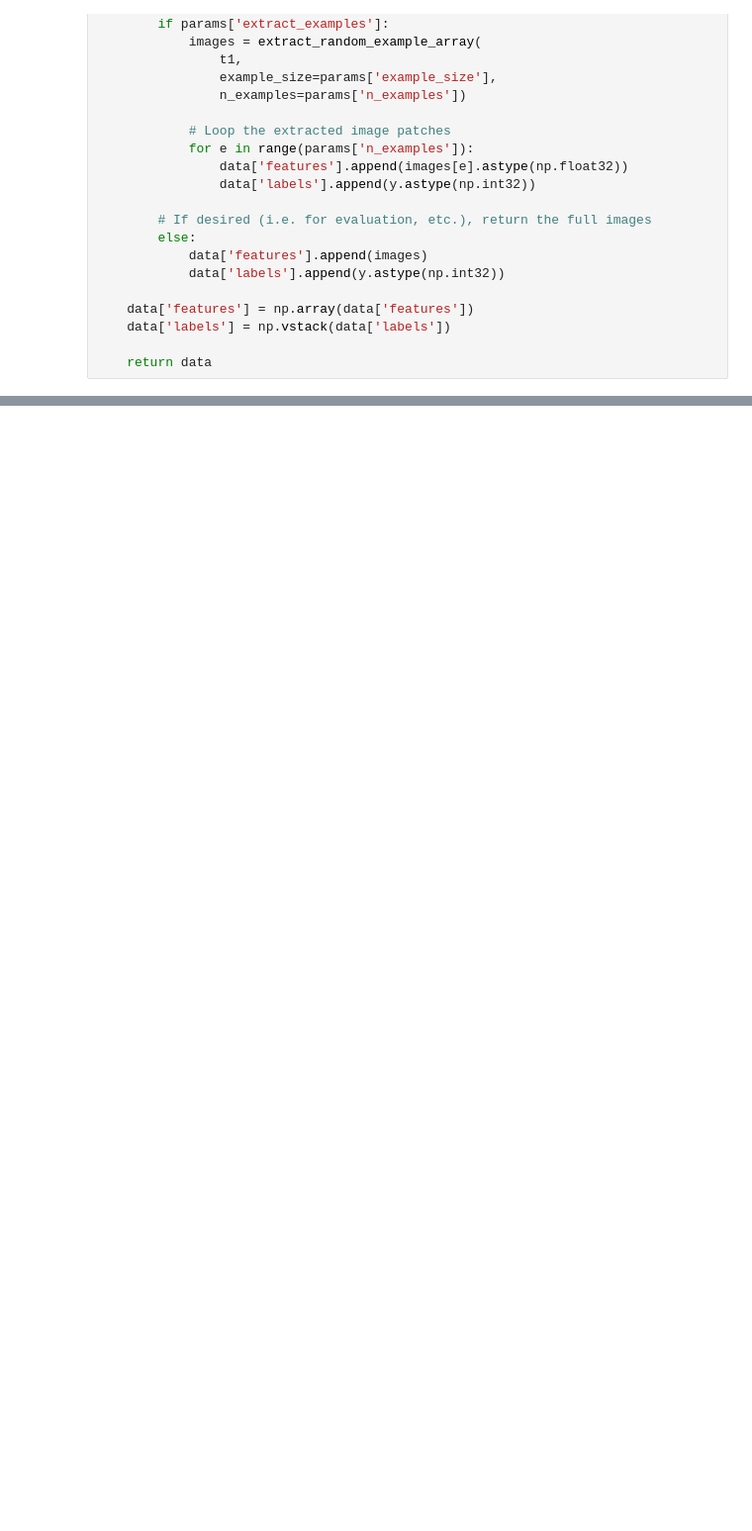
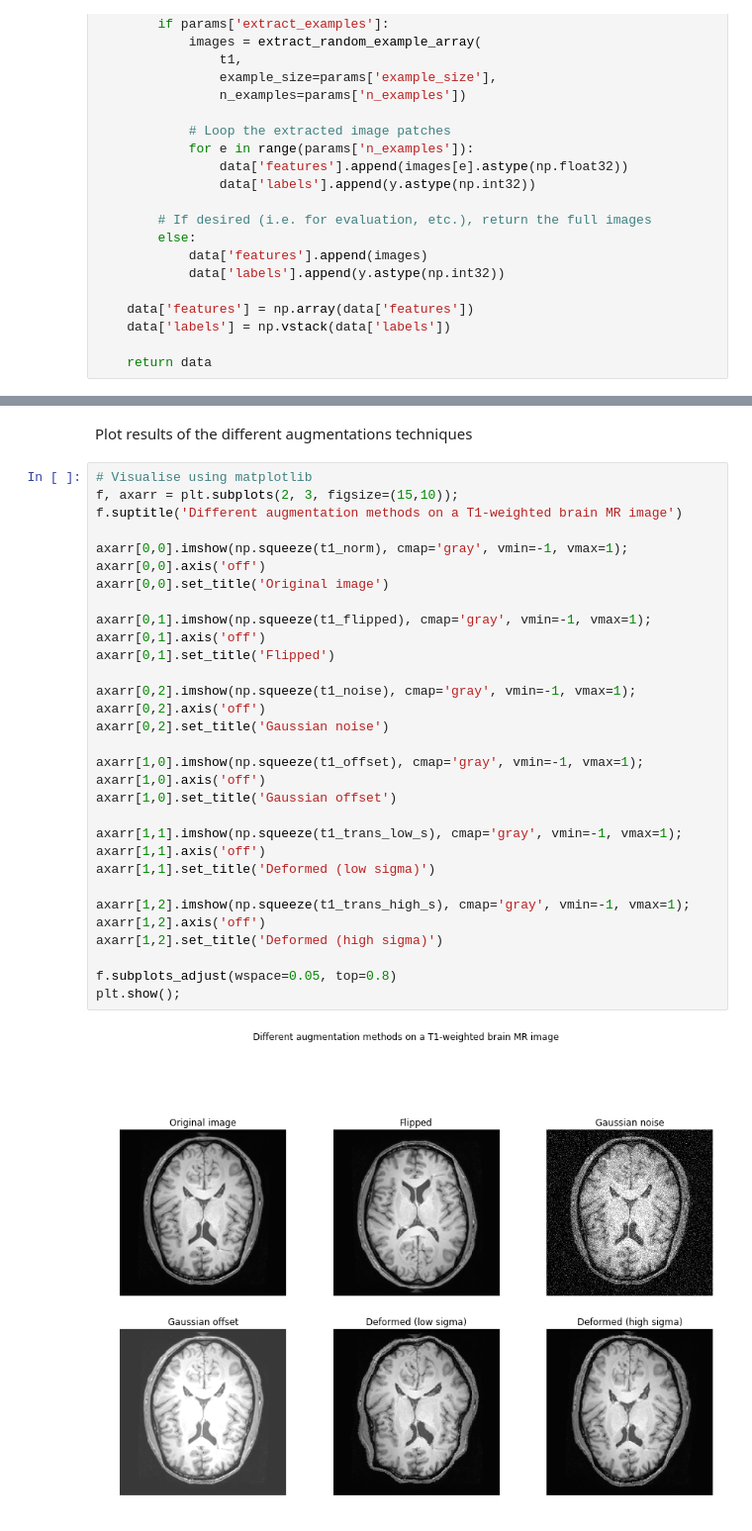
Before and after one commit to alechay/DLweek3-4, a Jupyter notebook: tf_load1.ipynb, the cells around one changed output, grey strips where cells are left out. Shown at 99% size. Drawn from its saved outputs; the diff is of its cells as text; blank space fills up the shorter version.

```diff
--- a/tf_load1.ipynb
+++ b/tf_load1.ipynb
@@ -180,0 +521,35 @@ plt.show();
+# %% [markdown]
+Plot results of the different augmentations techniques
+# %%
+# Visualise using matplotlib
+f, axarr = plt.subplots(2, 3, figsize=(15,10));
+f.suptitle('Different augmentation methods on a T1-weighted brain MR image')
+
+axarr[0,0].imshow(np.squeeze(t1_norm), cmap='gray', vmin=-1, vmax=1);
+axarr[0,0].axis('off')
+axarr[0,0].set_title('Original image')
+
+axarr[0,1].imshow(np.squeeze(t1_flipped), cmap='gray', vmin=-1, vmax=1);
+axarr[0,1].axis('off')
+axarr[0,1].set_title('Flipped')
+
+axarr[0,2].imshow(np.squeeze(t1_noise), cmap='gray', vmin=-1, vmax=1);
+axarr[0,2].axis('off')
+axarr[0,2].set_title('Gaussian noise')
+
+axarr[1,0].imshow(np.squeeze(t1_offset), cmap='gray', vmin=-1, vmax=1);
+axarr[1,0].axis('off')
+axarr[1,0].set_title('Gaussian offset')
+
+axarr[1,1].imshow(np.squeeze(t1_trans_low_s), cmap='gray', vmin=-1, vmax=1);
+axarr[1,1].axis('off')
+axarr[1,1].set_title('Deformed (low sigma)')
+
+axarr[1,2].imshow(np.squeeze(t1_trans_high_s), cmap='gray', vmin=-1, vmax=1);
+axarr[1,2].axis('off')
+axarr[1,2].set_title('Deformed (high sigma)')
+
+f.subplots_adjust(wspace=0.05, top=0.8)
+plt.show();
+# %% [output]
+[figure, added]
```
Also changed, not shown: parts of 33 cells of this notebook, 2 other files.
